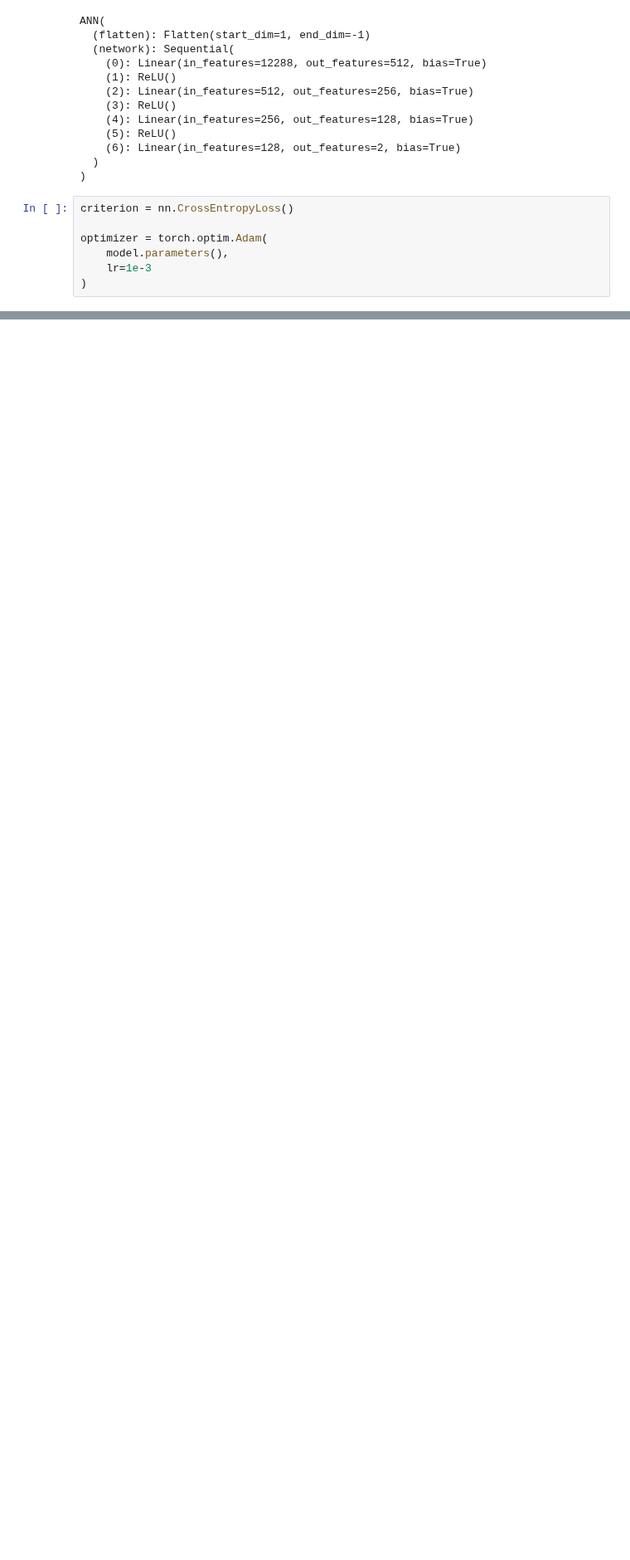
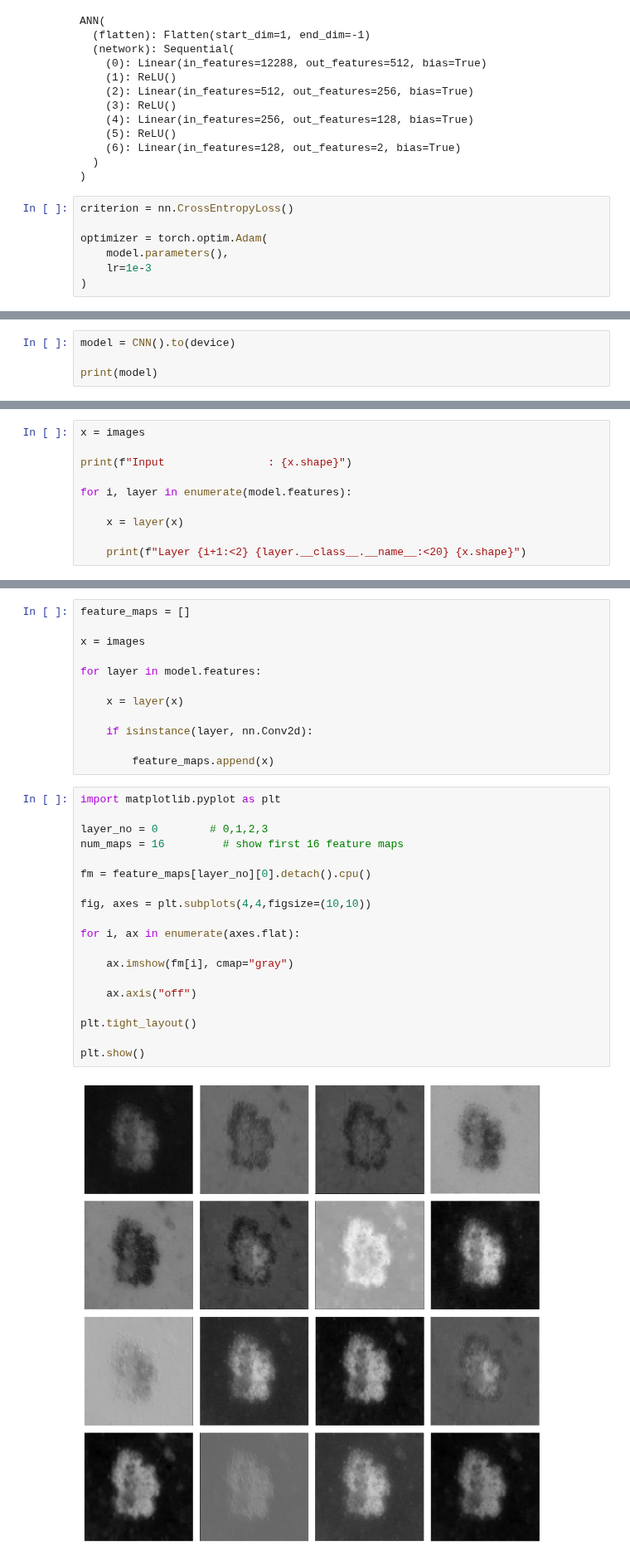
Before and after one commit to suyash2356/Deep-Learning-Projects, a Jupyter notebook: PyTorch Models/skin_cancer_melanamine_cnn.ipynb, the cells around one changed output, grey strips where cells are left out. Shown at 83% size. Drawn from its saved outputs; the diff is of its cells as text; blank space fills up the shorter version.

```diff
--- a/PyTorch Models/skin_cancer_melanamine_cnn.ipynb
+++ b/PyTorch Models/skin_cancer_melanamine_cnn.ipynb
@@ -427,0 +589,4 @@ weighted avg       0.89      0.88      0.88      1000
+# %%
+model = CNN().to(device)
+
+print(model)
@@ -427,0 +621,10 @@ weighted avg       0.89      0.88      0.88      1000
+# %%
+x = images
+
+print(f"Input                : {x.shape}")
+
+for i, layer in enumerate(model.features):
+
+    x = layer(x)
+
+    print(f"Layer {i+1:<2} {layer.__class__.__name__:<20} {x.shape}")
@@ -427,0 +645,33 @@ weighted avg       0.89      0.88      0.88      1000
+# %%
+feature_maps = []
+
+x = images
+
+for layer in model.features:
+
+    x = layer(x)
+
+    if isinstance(layer, nn.Conv2d):
+
+        feature_maps.append(x)
+# %%
+import matplotlib.pyplot as plt
+
+layer_no = 0        # 0,1,2,3
+num_maps = 16         # show first 16 feature maps
+
+fm = feature_maps[layer_no][0].detach().cpu()
+
+fig, axes = plt.subplots(4,4,figsize=(10,10))
+
+for i, ax in enumerate(axes.flat):
+
+    ax.imshow(fm[i], cmap="gray")
+
+    ax.axis("off")
+
+plt.tight_layout()
+
+plt.show()
+# %% [output]
+[figure, added]
```
Also changed, not shown: parts of 69 cells of this notebook, 1 other file.
